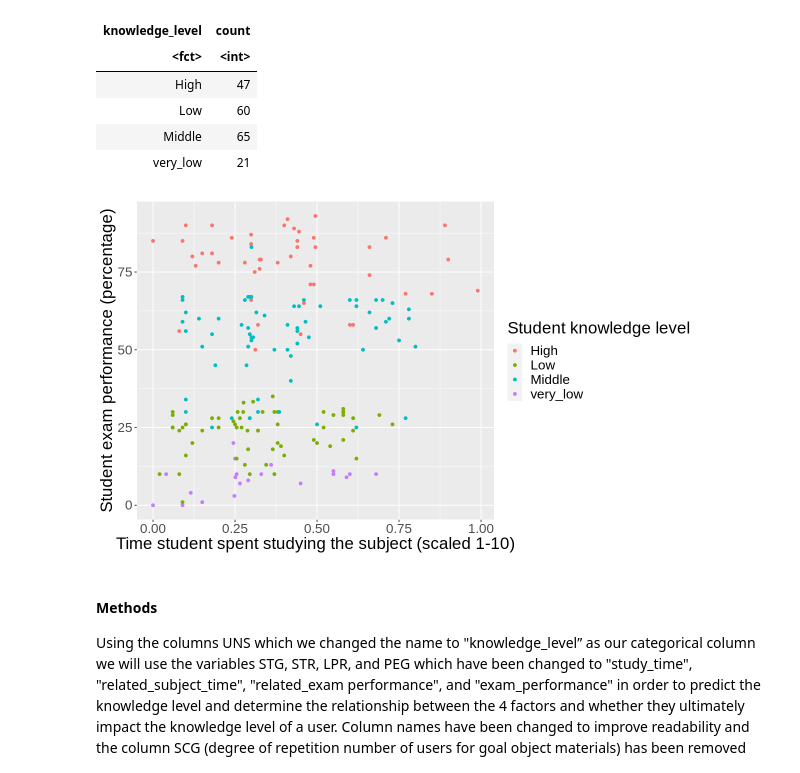
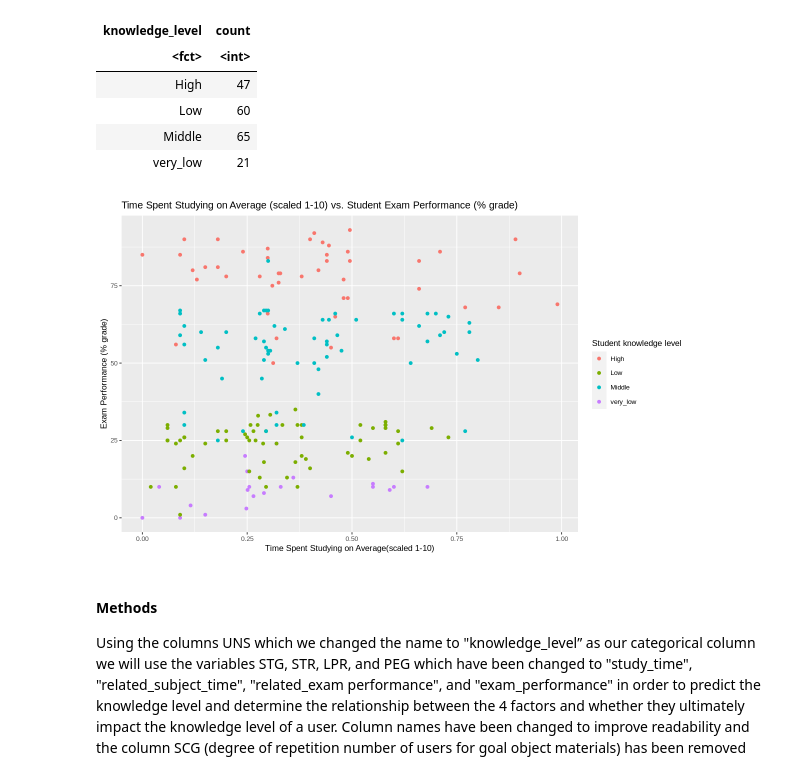
Before and after one commit to maywilsdon/dsci-100-2023s1-group-20, a Jupyter notebook: proposal.ipynb, the cells around one changed output. Cells and saved outputs as stored; diff of their text form; code cells hidden in the pictures.

Commit message:
TA suggested edits
added title to graph and changed scaling!

```diff
--- a/proposal.ipynb
+++ b/proposal.ipynb
@@ -116,19 +116,21 @@ A tibble: 4 × 2
 # %%
 # Visualizing our training data into a scatter plot of student exam performance (%) vs the time the student spent
 # studying the subject. The plot is coloured according to the student's knowledge level of Electrical DC Machines
 
 options(repr.plot.width=10, repr.plot.height=6)
 
 student_plot <- student_train |>
     ggplot(aes(x = study_time, y = exam_performance_percentage, color = knowledge_level)) +
     geom_point() +
-    labs(x = "Time student spent studying the subject (scaled 1-10)",
-         y = "Student exam performance (percentage)",
+    labs(x = "Time Spent Studying on Average(scaled 1-10)",
+         y = "Exam Performance (% grade)",
         color = "Student knowledge level") +
-     theme(text = element_text(size = 20))
+    ggtitle("Time Spent Studying on Average (scaled 1-10) vs. Student Exam Performance (% grade)") +
+    theme(text = element_text(size = 10))
+
 student_plot
 # %% [output]
-[figure, old version]
+[figure, new version]
 # %% [markdown]
 #### Methods
 
```
Also changed, not shown: parts of 1 cell of this notebook.
